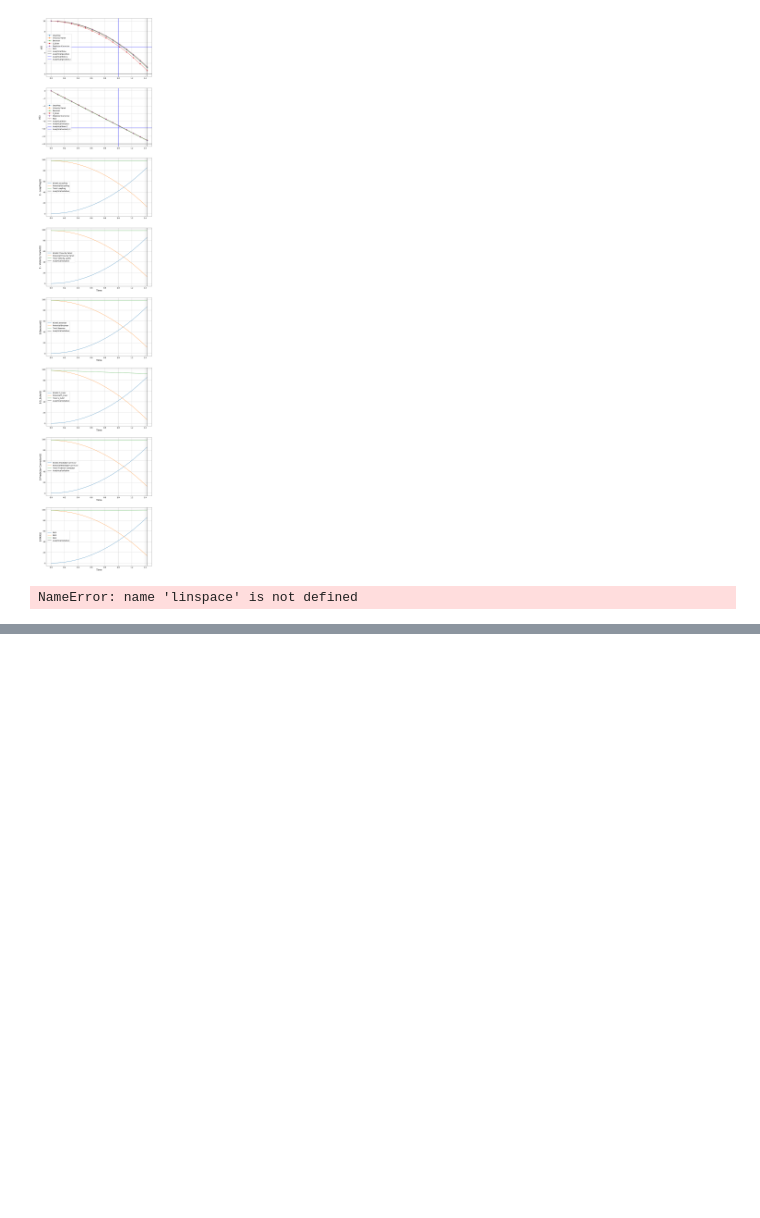
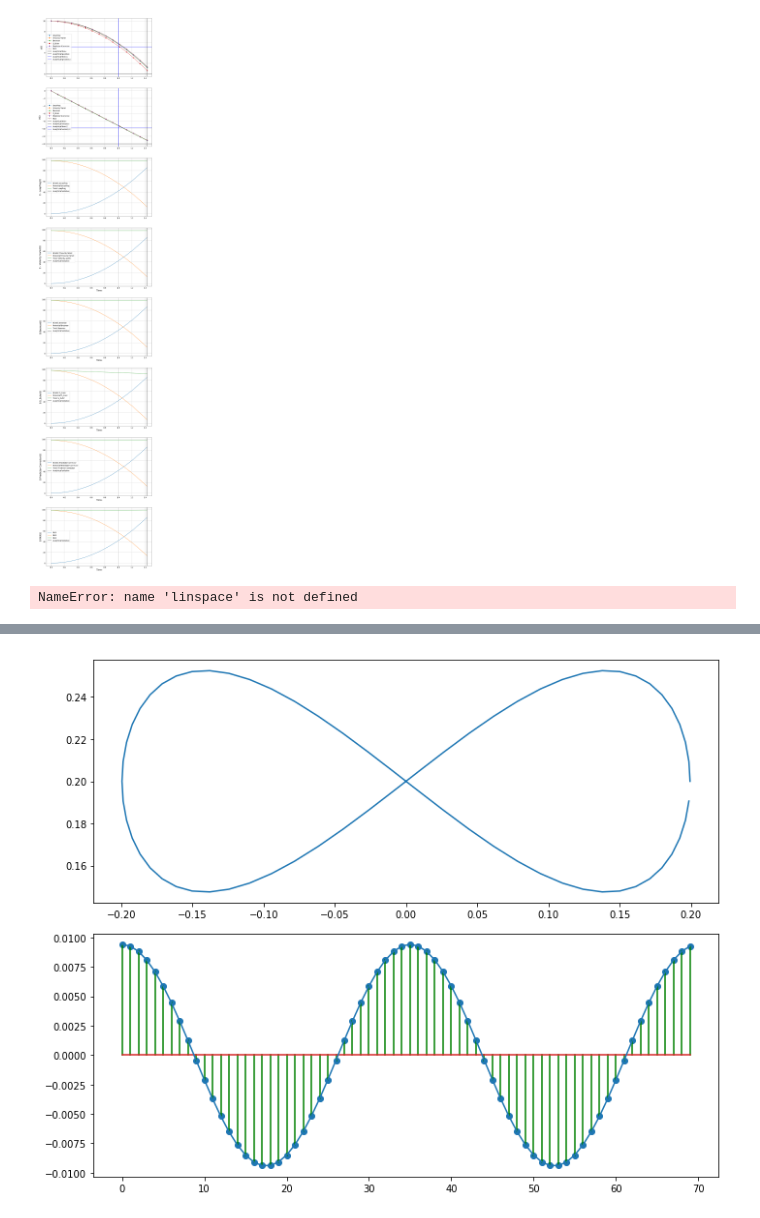
Before and after one commit to DjoleMNE/Lazy_Robot_Control_by_Relaxation_of_Motion_and_Force_Constraints, a Jupyter notebook: integrator_python_testing.ipynb, the cells around one changed output, grey strips where cells are left out. Saved outputs shown, nothing was run; the diff lists cells and outputs as text; code cells hidden in the pictures; blank space fills up the shorter version.

```diff
--- a/integrator_python_testing.ipynb
+++ b/integrator_python_testing.ipynb
@@ -741,0 +797,39 @@ fig.show()
+# %%
+### Infinity sign wave with increasing frequency
+
+fs = 70# sample rate
+f = 1.5 # the frequency of the signal
+f_T = 8.5
+amplitude = 1.05
+scale = 1.0
+# scale = 0.015
+x_r = 0.19
+x_l = -0.19
+y_u = 0.2
+y_d = 0.0
+
+freq = np.linspace(f, f_T, fs) # Chirp times.
+
+t = np.arange(fs)  # the points on the x axis for plotting
+# amplitude = 2 / (3 - np.cos(4*np.pi * t / fs))
+
+x = scale *  amplitude * ((x_r - x_l)/2) * np.cos(2 * np.pi * t / fs) + (x_r + x_l)/2
+y = amplitude * ((y_u - y_d)/4) * np.sin(4 * np.pi * t/fs) + y_u
+
+x_d = scale * -1 * amplitude * ((x_r - x_l)/2) * np.sin(2 * np.pi * t/fs) * 2 * np.pi / fs
+y_d = amplitude * ((y_u - y_d)/4) * np.cos(4 * np.pi * t / fs) * 4 * np.pi / fs #* freq
+
+fig = plt.figure(figsize=(10,8))
+#this instruction can only be used with IPython Notbook.
+# showing the exact location of the smaples
+ax = fig.add_subplot(211)
+# plt.stem(x,y, 'r', )
+plt.plot(x,y)
+
+ax = fig.add_subplot(212)
+plt.stem(t,y_d, 'g', )
+plt.plot(t,y_d)
+
+plt.tight_layout()
+# %% [output]
+[figure, added]
```
Also changed, not shown: parts of 2 cells of this notebook, 1 other file.
